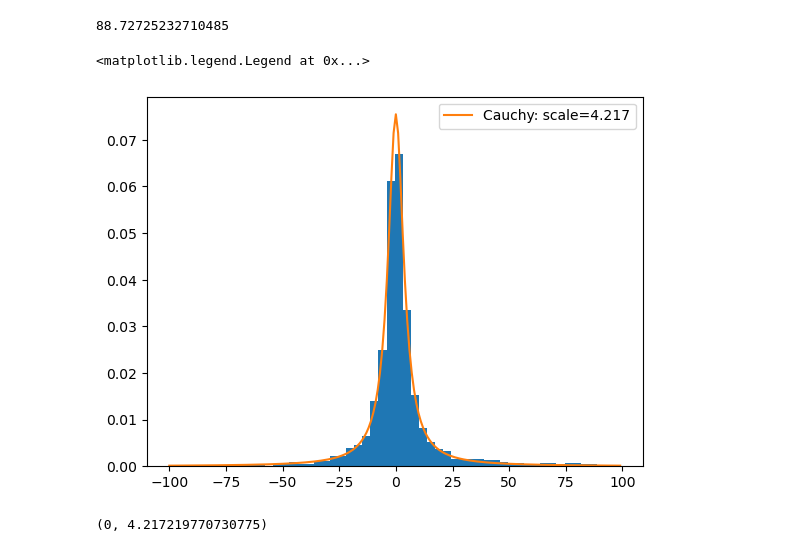
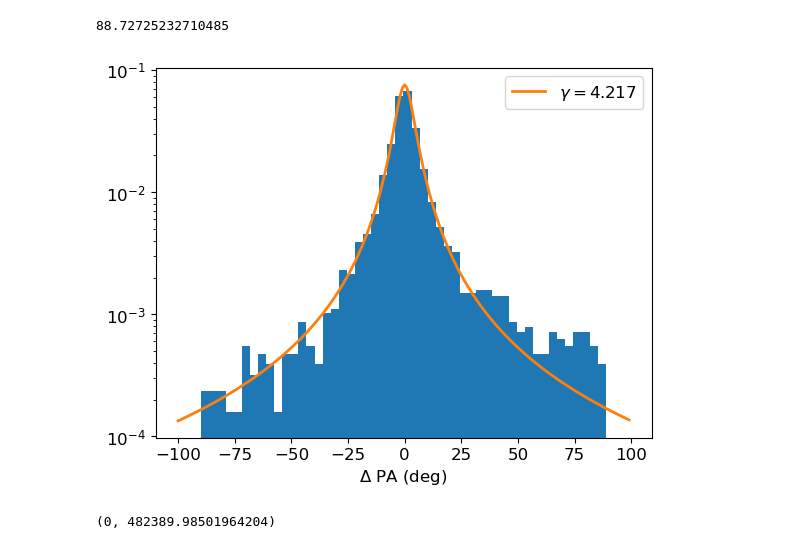
Before and after one commit to AlexGKim/TFPV, a Jupyter notebook: nb/DeltaPhi.ipynb, the cells around one changed output. Drawn from its saved outputs; the diff is of its cells as text; code cells hidden in the pictures.

Commit message:
fix plot

```diff
--- a/nb/DeltaPhi.ipynb
+++ b/nb/DeltaPhi.ipynb
@@ -5,6 +6,9 @@ import matplotlib.pyplot as plt
 from scipy.stats import cauchy
 from scipy.stats import t
 from scipy.stats import norm
+# %%
+matplotlib.rcParams["font.size"] = 12
+matplotlib.rcParams["lines.linewidth"] = 2
 # %%
 cosi = 1/numpy.sqrt(2)
 q0=0.2
@@ -63,16 +67,17 @@ fit_t = t.fit(df_cut,floc=0)
 # %%
 # plt.hist(df['delta_phi'],bins=50,density=True)
 plt.hist(df_cut["delta_phi"],bins=50,density=True)
 x = numpy.arange(-100,100,1)
-plt.plot(x,cauchy.pdf(x,*fit_c),label='Cauchy: scale={:.3f}'.format(fit_c[-1]))
+plt.plot(x,cauchy.pdf(x,*fit_c),label=r'$\gamma={:.3f}$'.format(fit_c[-1]))
 # plt.plot(x,t.pdf(x,*fit_t),label=r"Student's t: $\nu={:.3f}$".format(fit_t[0]))
 # plt.plot(x,norm.pdf(x,*fit_n),label=r"Normal: $\sigma={:.3f}$".format(fit_n[0]))
-plt.legend()
-# plt.savefig('temp.png')
+plt.yscale('log')
+plt.xlabel(r'$\Delta$ PA (deg)')
+plt.legend(prop={'size': 12})
+plt.savefig('temp.png')
 # %% [output]
-<matplotlib.legend.Legend at 0x...>
-[figure, old version]
+[figure, new version]
 # %%
-fit_c
+fit_n
 # %% [output]
-(0, 4.217219770730775)
+(0, 482389.98501964204)
```
Also changed, not shown: parts of 2 cells of this notebook.
